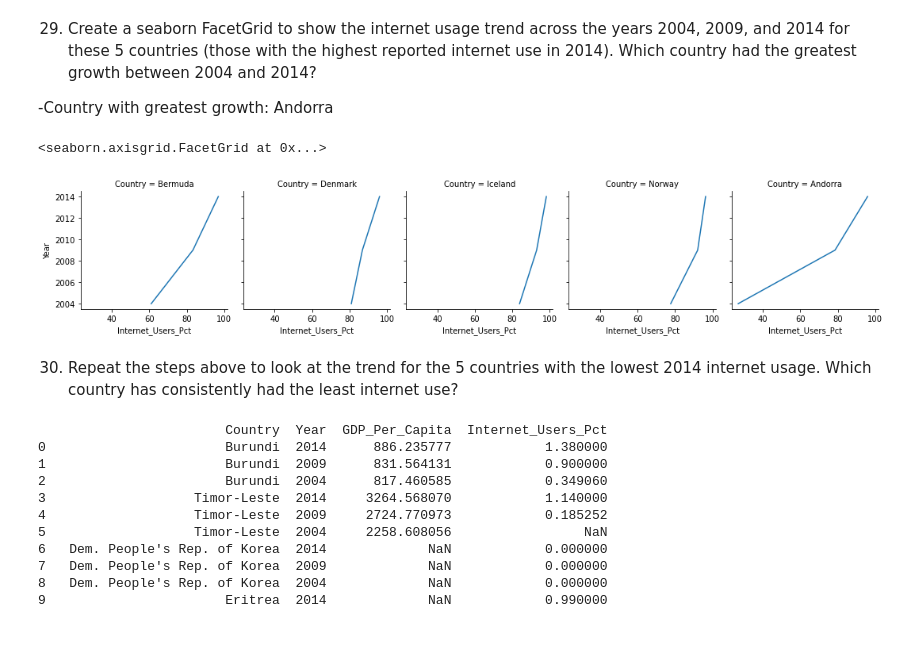
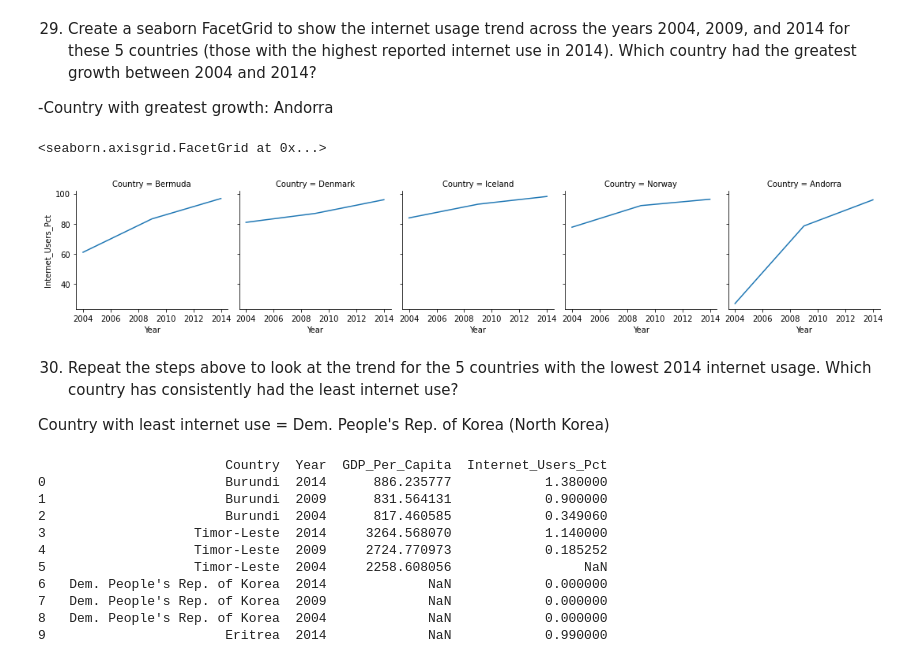
Before and after one commit to NSS-Data-Analytics-Cohort-7/gdp-and-internet-usage-PrestonSpencer, a Jupyter notebook: Notebooks/gdp_internet_project.ipynb, the cells around one changed output. Drawn from its saved outputs; the diff is of its cells as text; code cells hidden in the pictures.

```diff
--- a/Notebooks/gdp_internet_project.ipynb
+++ b/Notebooks/gdp_internet_project.ipynb
@@ -391,12 +391,14 @@ print(top_5_internet)
 -Country with greatest growth: Andorra
 # %%
 fg_internet_max = sns.FacetGrid(top_5_internet, col="Country")
-fg_internet_max.map(sns.lineplot, "Internet_Users_Pct", "Year")
+fg_internet_max.map(sns.lineplot, "Year", "Internet_Users_Pct")
 # %% [output]
 <seaborn.axisgrid.FacetGrid at 0x...>
-[figure, old version]
+[figure, new version]
 # %% [markdown]
 30. Repeat the steps above to look at the trend for the 5 countries with the lowest 2014 internet usage. Which country has consistently had the least internet use?
+
+Country with least internet use = Dem. People's Rep. of Korea (North Korea)
 # %%
 internet_low_5 = df_2014.nsmallest(n=5, columns=["Internet_Users_Pct"]).drop(columns=["Year", "GDP_Per_Capita", "Internet_Users_Pct"])
 bottom_5_internet = pd.merge(years_3, internet_low_5, on=["Country"])
```
Also changed, not shown: parts of 4 cells of this notebook.
